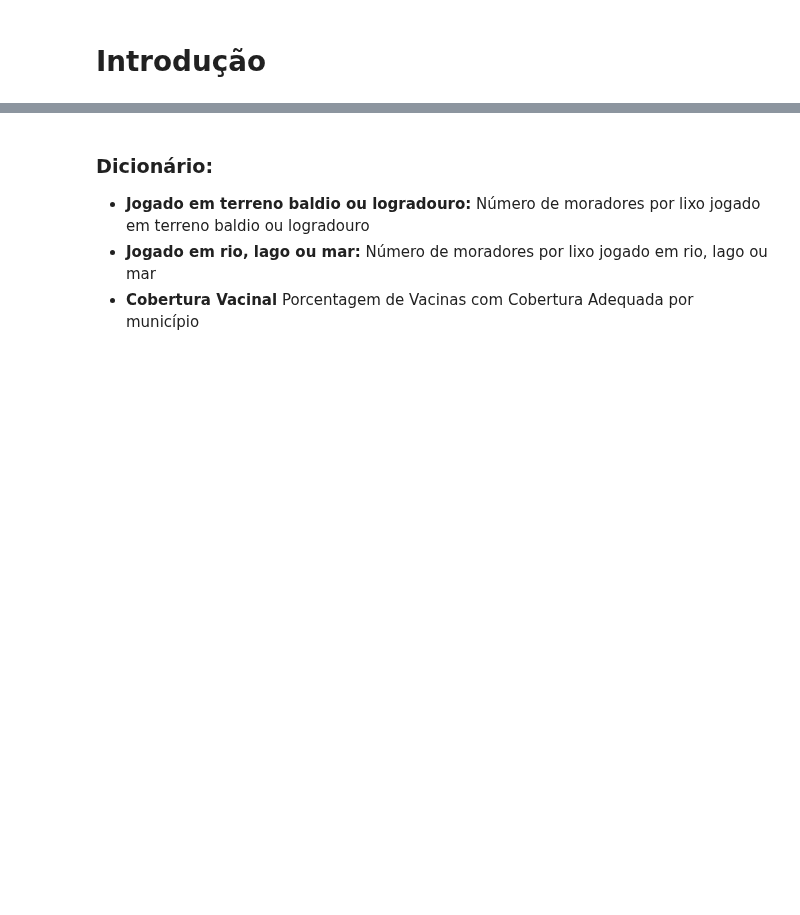
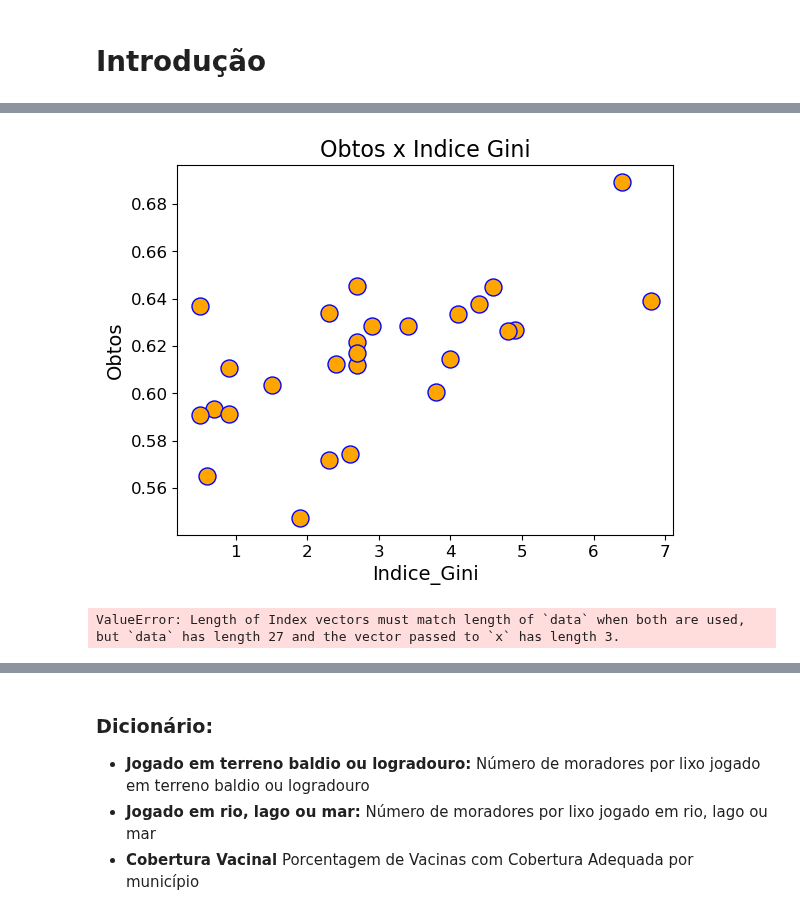
Before and after one commit to carneirogabrielly/Projeto-Microdados, a Jupyter notebook: Novo2.ipynb, the cells around one changed output, grey strips where cells are left out. Saved outputs shown, nothing was run; the diff lists cells and outputs as text; code cells hidden in the pictures; blank space fills up the shorter version.

```diff
--- a/Novo2.ipynb
+++ b/Novo2.ipynb
@@ -130,0 +187,11 @@ sns.heatmap(var_quantitativas.corr(),
+# %%
+plot1 = sns.scatterplot(df2['Obtos Tuberculose'], df2['Indice Gini'], data = df2, color = 'orange', edgecolor = 'b', s = 150)
+plt.title('Obtos x Indice Gini', fontsize = 16)
+plt.xlabel('Indice_Gini', fontsize = 14)
+plt.ylabel('Obtos', fontsize = 14)
+plt.xticks(fontsize = 12)
+plt.yticks(fontsize = 12)
+plt.savefig('scatter1.png')
+plt.show()
+# %% [output]
+[figure, added]
@@ -130,0 +201,16 @@ sns.heatmap(var_quantitativas.corr(),
+# %%
+
+y= var_quantitativas['Obtos Tuberculose']
+for i in var_qualitativas.columns:
+    i = var_qualitativas.columns
+
+    plot1 = sns.scatterplot(i, y, data = var_qualitativas, color = 'orange', edgecolor = 'b', s = 150)
+    plt.title('{} / Sale Price'.format(i), fontsize = 16)
+    plt.xlabel('{}'.format(i), fontsize = 14)
+    plt.ylabel('Sale Price', fontsize = 14)
+    plt.xticks(fontsize = 12)
+    plt.yticks(fontsize = 12)
+    plt.savefig('scatter1.png')
+    plt.show()
+# %% [output]
+ValueError: Length of Index vectors must match length of `data` when both are used, but `data` has length 27 and the vector passed to `x` has length 3.
```
Also changed, not shown: parts of 38 cells of this notebook.
